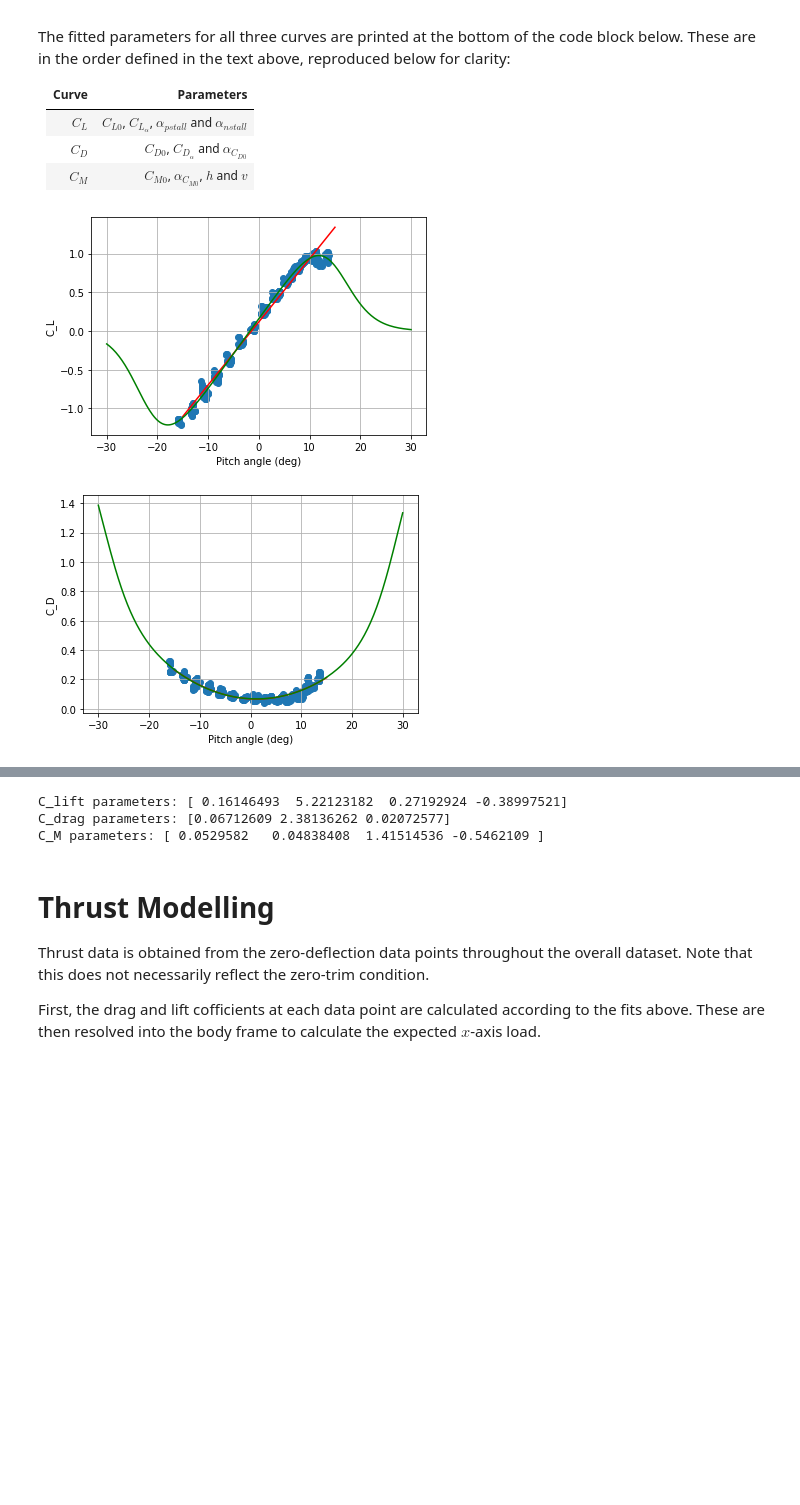
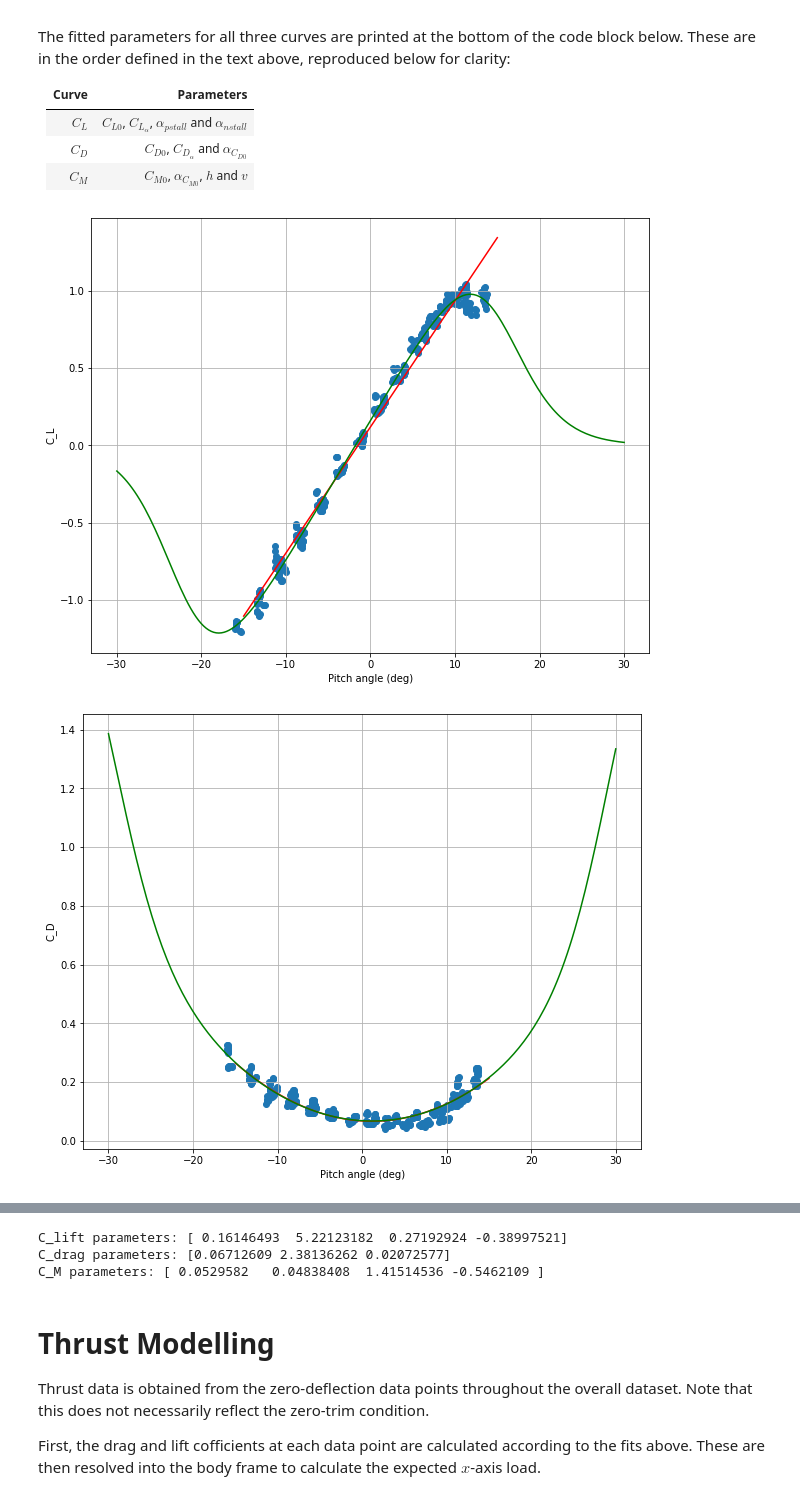
Before and after one commit to rob-clarke/pymxs, a Jupyter notebook: README.ipynb, the cells around one changed output, grey strips where cells are left out. Drawn from its saved outputs; the diff is of its cells as text; code cells hidden in the pictures; blank space fills up the shorter version.

```diff
--- a/README.ipynb
+++ b/README.ipynb
@@ -102,30 +102,32 @@ $C_D$ | $C_{D0}$, $C_{D_{\alpha}}$ and $\alpha_{C_{D0}}$
 $C_M$ | $C_{M0}$, $\alpha_{C_{M0}}$, $h$ and $v$
 # %%
 # %matplotlib widget
+import matplotlib
 import matplotlib.pyplot as plt
+matplotlib.rcParams['figure.figsize'] = [10, 8]
 
 import processing_scripts.utils as utils
 
 import analysis_scripts.big3 as big3_analysis
 
 data = big3_analysis.load_data()
 
 neutral_data = utils.select_neutral(data)
 
 c_lifts,C_lift,C_lift_complex = big3_analysis.calculate_C_lift(neutral_data)
 c_ds,C_drag,C_drag_complex = big3_analysis.calculate_C_drag(neutral_data)
 c_ms,C_M,C_M_complex = big3_analysis.calculate_C_M(neutral_data)
 
 big3_analysis.make_top3_plots(neutral_data,
     c_lifts,C_lift,C_lift_complex,
     c_ds,C_drag,C_drag_complex,
     c_ms,C_M,C_M_complex
     )
 
 plt.show()
 print(f"C_lift parameters: {C_lift_complex}")
 print(f"C_drag parameters: {C_drag_complex}")
 print(f"C_M parameters: {C_M_complex}")
 # %% [output]
-[figure, old version]
+[figure, new version]
-[figure, old version]
+[figure, new version]
```
Also changed, not shown: parts of 7 cells of this notebook, 1 other file.
